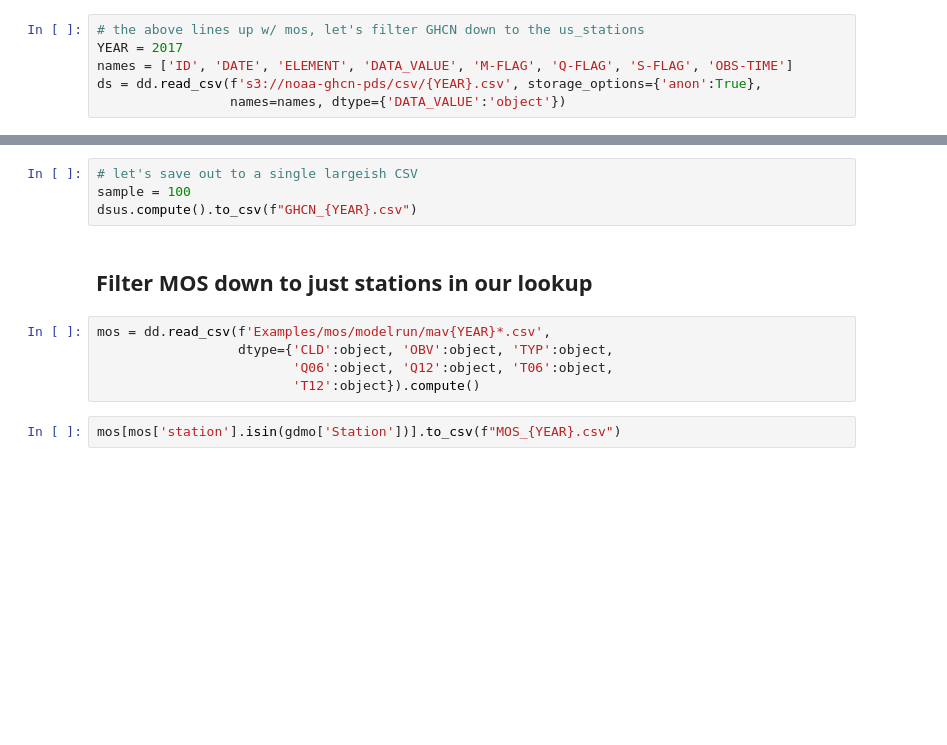
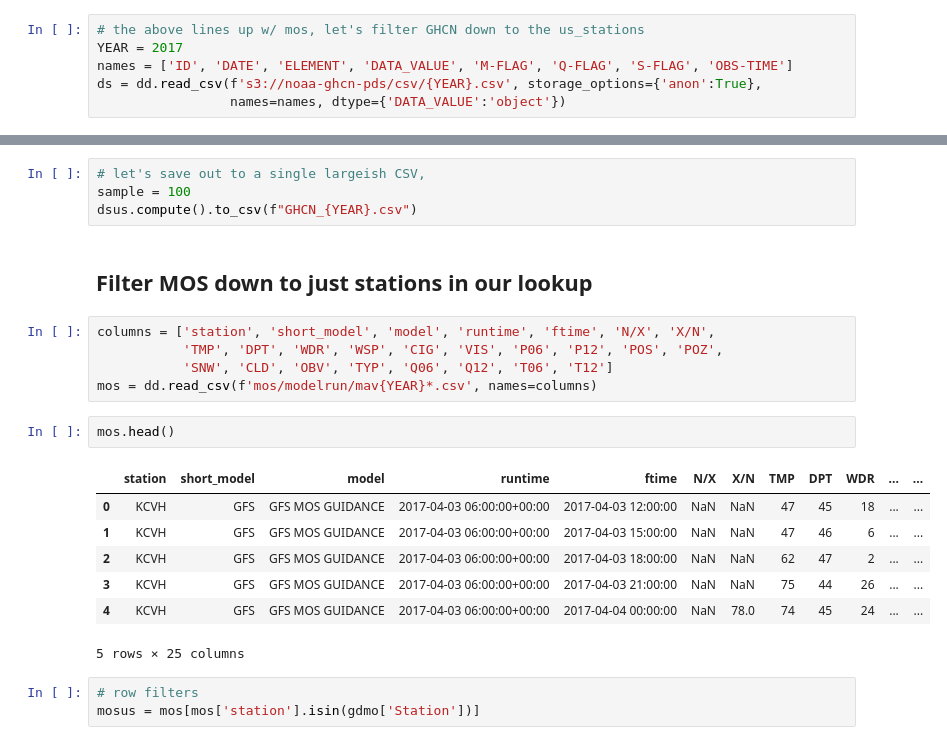
Before and after one commit to ccny-glasslab/mosparse, a Jupyter notebook: docs/station_lineup.ipynb, the cells around one changed output, grey strips where cells are left out. Cells and saved outputs as stored; diff of their text form; blank space fills up the shorter version.

Commit message:
added column filtering

```diff
--- a/docs/station_lineup.ipynb
+++ b/docs/station_lineup.ipynb
@@ -136,13 +231,24 @@ dsus_subset.head()
 # %%
-# let's save out to a single largeish CSV
+# let's save out to a single largeish CSV,
 sample = 100
 dsus.compute().to_csv(f"GHCN_{YEAR}.csv")
 # %% [markdown]
 ## Filter MOS down to just stations in our lookup
-# %%
-mos = dd.read_csv(f'Examples/mos/modelrun/mav{YEAR}*.csv',
-                  dtype={'CLD':object, 'OBV':object, 'TYP':object,
-                         'Q06':object, 'Q12':object, 'T06':object,
-                         'T12':object}).compute()
+# %%
+columns = ['station', 'short_model', 'model', 'runtime', 'ftime', 'N/X', 'X/N',
+           'TMP', 'DPT', 'WDR', 'WSP', 'CIG', 'VIS', 'P06', 'P12', 'POS', 'POZ',
+           'SNW', 'CLD', 'OBV', 'TYP', 'Q06', 'Q12', 'T06', 'T12']
+mos = dd.read_csv(f'mos/modelrun/mav{YEAR}*.csv', names=columns)
+# %%
+mos.head()
+# %% [output]
+|  | station | short_model | model | runtime | ftime | N/X | X/N | TMP | DPT | WDR | ... | ... |
+| 0 | KCVH | GFS | GFS MOS GUIDANCE | 2017-04-03 06:00:00+00:00 | 2017-04-03 12:00:00 | NaN | NaN | 47 | 45 | 18 | ... | ... |
+| 1 | KCVH | GFS | GFS MOS GUIDANCE | 2017-04-03 06:00:00+00:00 | 2017-04-03 15:00:00 | NaN | NaN | 47 | 46 | 6 | ... | ... |
+| 2 | KCVH | GFS | GFS MOS GUIDANCE | 2017-04-03 06:00:00+00:00 | 2017-04-03 18:00:00 | NaN | NaN | 62 | 47 | 2 | ... | ... |
+| 3 | KCVH | GFS | GFS MOS GUIDANCE | 2017-04-03 06:00:00+00:00 | 2017-04-03 21:00:00 | NaN | NaN | 75 | 44 | 26 | ... | ... |
+| 4 | KCVH | GFS | GFS MOS GUIDANCE | 2017-04-03 06:00:00+00:00 | 2017-04-04 00:00:00 | NaN | 78.0 | 74 | 45 | 24 | ... | ... |
+5 rows × 25 columns
 # %%
-mos[mos['station'].isin(gdmo['Station'])].to_csv(f"MOS_{YEAR}.csv")
+# row filters
+mosus = mos[mos['station'].isin(gdmo['Station'])]
```
Also changed, not shown: parts of 26 cells of this notebook.
